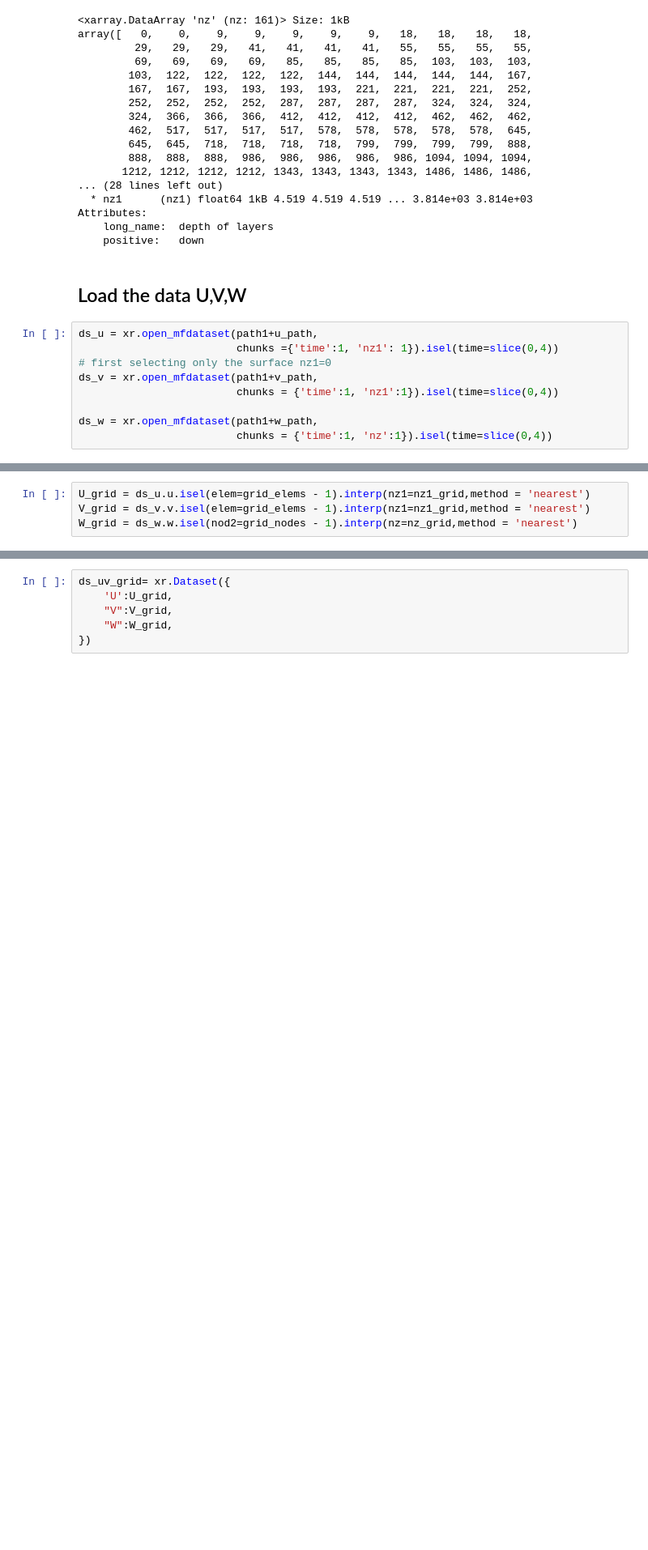
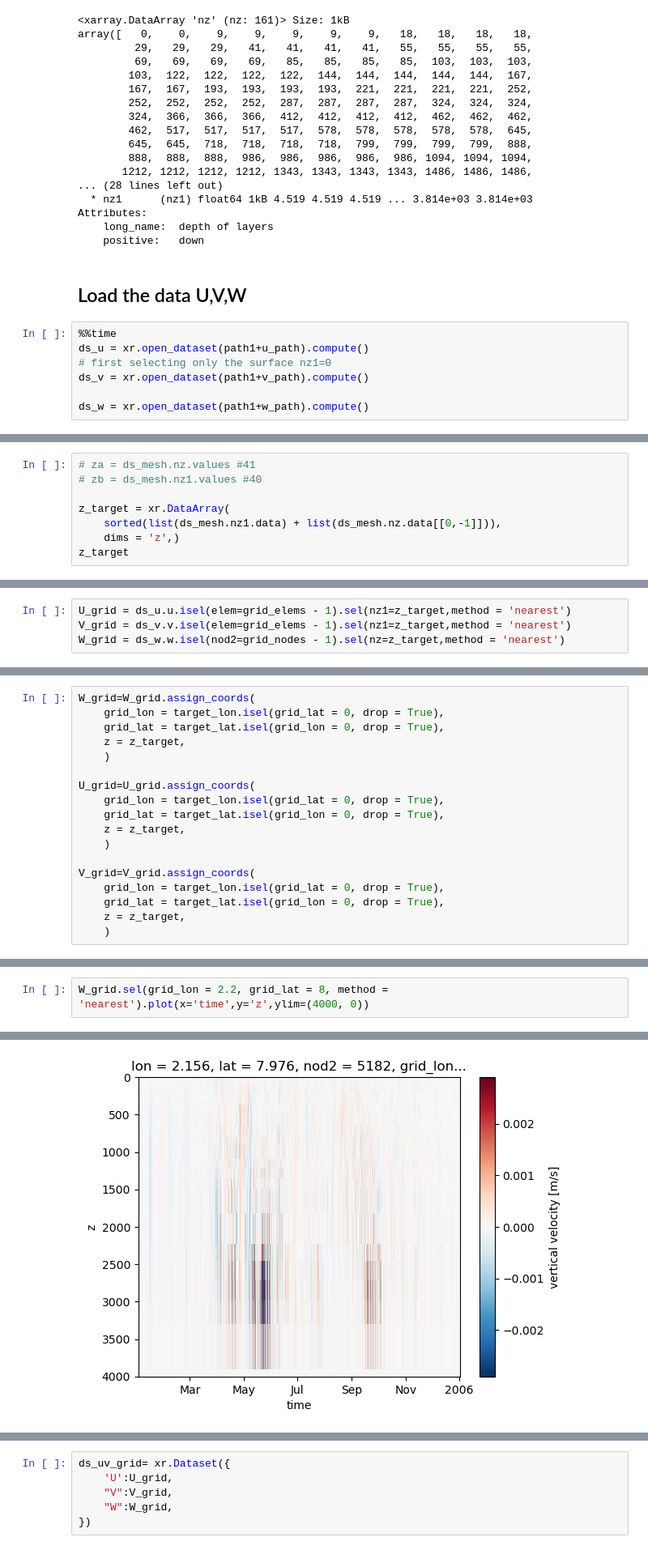
Before and after one commit to danliba/FESOMparcels_first, a Jupyter notebook: notebooks/3D_interp_FESOM.ipynb, the cells around one changed output, grey strips where cells are left out. Shown at 81% size. Drawn from its saved outputs; the diff is of its cells as text; blank space fills up the shorter version.

```diff
--- a/notebooks/3D_interp_FESOM.ipynb
+++ b/notebooks/3D_interp_FESOM.ipynb
@@ -148,11 +170,9 @@ Attributes:
 # %% [markdown]
 ## Load the data U,V,W
 # %%
-ds_u = xr.open_mfdataset(path1+u_path,
-                         chunks ={'time':1, 'nz1': 1}).isel(time=slice(0,4))
+%%time
+ds_u = xr.open_dataset(path1+u_path).compute()
 # first selecting only the surface nz1=0
-ds_v = xr.open_mfdataset(path1+v_path,
-                         chunks = {'time':1, 'nz1':1}).isel(time=slice(0,4))
+ds_v = xr.open_dataset(path1+v_path).compute()
 
-ds_w = xr.open_mfdataset(path1+w_path,
-                         chunks = {'time':1, 'nz':1}).isel(time=slice(0,4))
+ds_w = xr.open_dataset(path1+w_path).compute()
@@ -158,0 +186,8 @@ ds_w = xr.open_mfdataset(path1+w_path,
+# %%
+# za = ds_mesh.nz.values #41
+# zb = ds_mesh.nz1.values #40
+
+z_target = xr.DataArray(
+    sorted(list(ds_mesh.nz1.data) + list(ds_mesh.nz.data[[0,-1]])),
+    dims = 'z',)
+z_target
@@ -159,4 +206,4 @@ ds_w = xr.open_mfdataset(path1+w_path,
 # %%
-U_grid = ds_u.u.isel(elem=grid_elems - 1).interp(nz1=nz1_grid,method = 'nearest')
-V_grid = ds_v.v.isel(elem=grid_elems - 1).interp(nz1=nz1_grid,method = 'nearest')
-W_grid = ds_w.w.isel(nod2=grid_nodes - 1).interp(nz=nz_grid,method = 'nearest')
+U_grid = ds_u.u.isel(elem=grid_elems - 1).sel(nz1=z_target,method = 'nearest')
+V_grid = ds_v.v.isel(elem=grid_elems - 1).sel(nz1=z_target,method = 'nearest')
+W_grid = ds_w.w.isel(nod2=grid_nodes - 1).sel(nz=z_target,method = 'nearest')
@@ -162,0 +230,18 @@ W_grid = ds_w.w.isel(nod2=grid_nodes - 1).interp(nz=nz_grid,method = 'nearest')
+# %%
+W_grid=W_grid.assign_coords(
+    grid_lon = target_lon.isel(grid_lat = 0, drop = True),
+    grid_lat = target_lat.isel(grid_lon = 0, drop = True),
+    z = z_target,
+    )
+
+U_grid=U_grid.assign_coords(
+    grid_lon = target_lon.isel(grid_lat = 0, drop = True),
+    grid_lat = target_lat.isel(grid_lon = 0, drop = True),
+    z = z_target,
+    )
+
+V_grid=V_grid.assign_coords(
+    grid_lon = target_lon.isel(grid_lat = 0, drop = True),
+    grid_lat = target_lat.isel(grid_lon = 0, drop = True),
+    z = z_target,
+    )
@@ -162,0 +268,3 @@ W_grid = ds_w.w.isel(nod2=grid_nodes - 1).interp(nz=nz_grid,method = 'nearest')
+# %%
+W_grid.sel(grid_lon = 2.2, grid_lat = 8, method = 'nearest').plot(x='time',y='z',ylim=(4000, 0))
+# %% [output]
@@ -162,0 +272 @@ W_grid = ds_w.w.isel(nod2=grid_nodes - 1).interp(nz=nz_grid,method = 'nearest')
+[figure, added]
```
Also changed, not shown: parts of 31 cells of this notebook.
